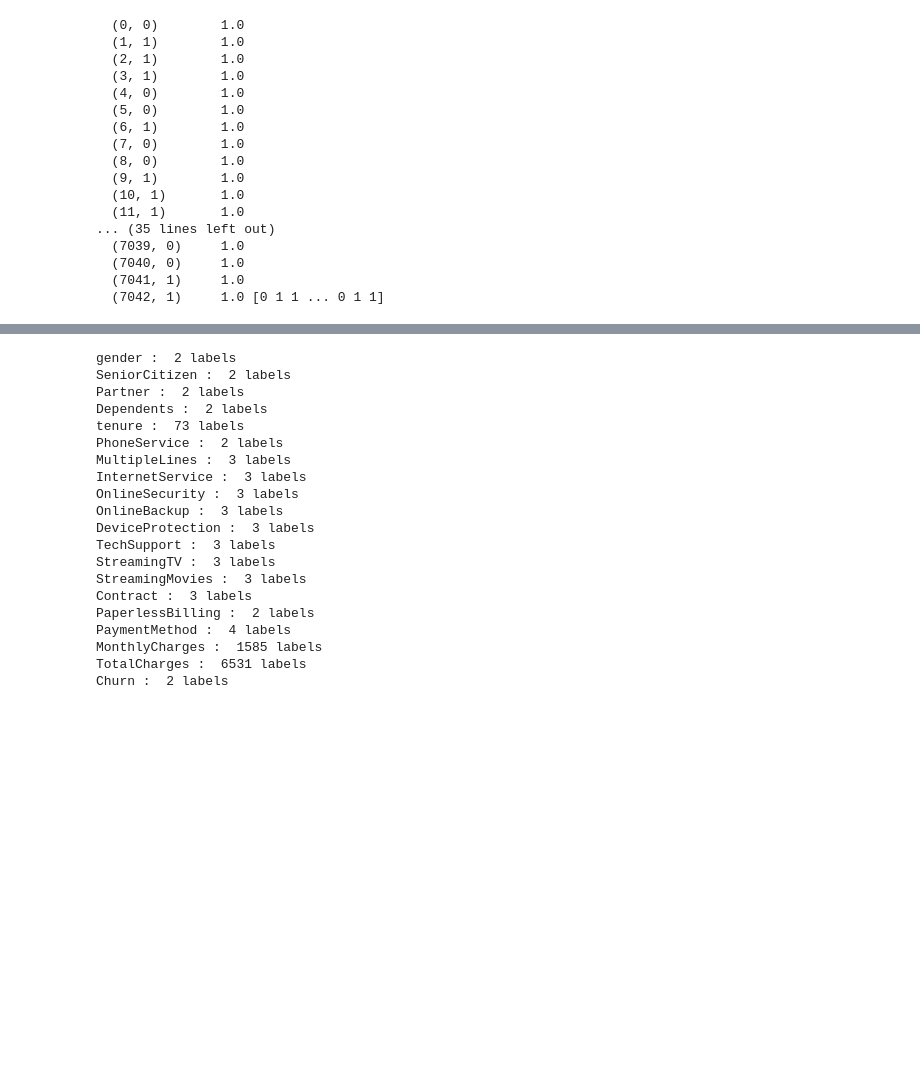
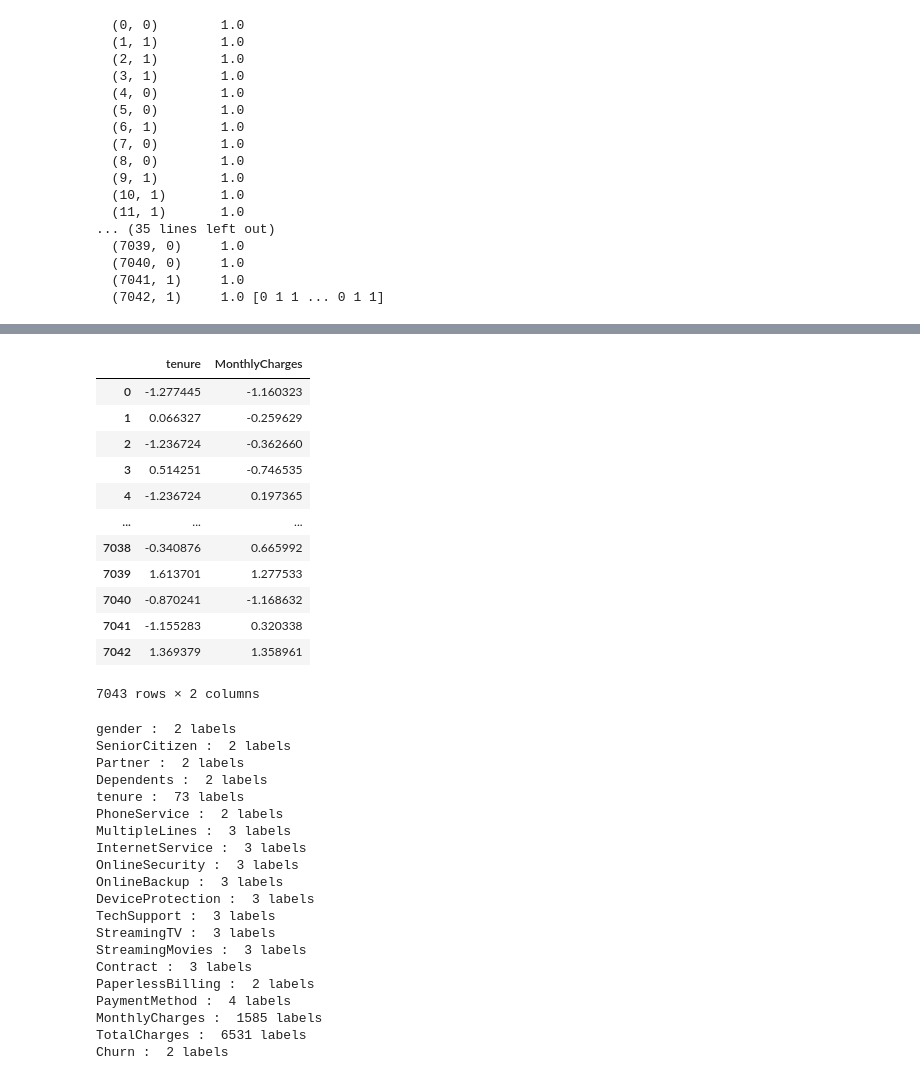
Before and after one commit to AleemahTheAnalyst/TELECOM, a Jupyter notebook: customer_chun.ipynb, the cells around one changed output, grey strips where cells are left out. Saved outputs shown, nothing was run; the diff lists cells and outputs as text; code cells hidden in the pictures; blank space fills up the shorter version.

```diff
--- a/customer_chun.ipynb
+++ b/customer_chun.ipynb
@@ -274,3 +294,24 @@ sir.categories_'''
+# %%
+from sklearn.preprocessing import StandardScaler
+
+scaler = StandardScaler()
+
+telecom[['tenure', 'MonthlyCharges']] = scaler.fit_transform(telecom[['tenure', 'MonthlyCharges']])
+display(telecom[['tenure', 'MonthlyCharges']])
+# %% [output]
+|  | tenure | MonthlyCharges |
+| 0 | -1.277445 | -1.160323 |
+| 1 | 0.066327 | -0.259629 |
+| 2 | -1.236724 | -0.362660 |
+| 3 | 0.514251 | -0.746535 |
+| 4 | -1.236724 | 0.197365 |
+| ... | ... | ... |
+| 7038 | -0.340876 | 0.665992 |
+| 7039 | 1.613701 | 1.277533 |
+| 7040 | -0.870241 | -1.168632 |
+| 7041 | -1.155283 | 0.320338 |
+| 7042 | 1.369379 | 1.358961 |
+7043 rows × 2 columns
 # %%
 ##Let's check for labels for each Categorical variables before we proceed.
 for col in telecom.columns:
```
Also changed, not shown: parts of 41 cells of this notebook.
